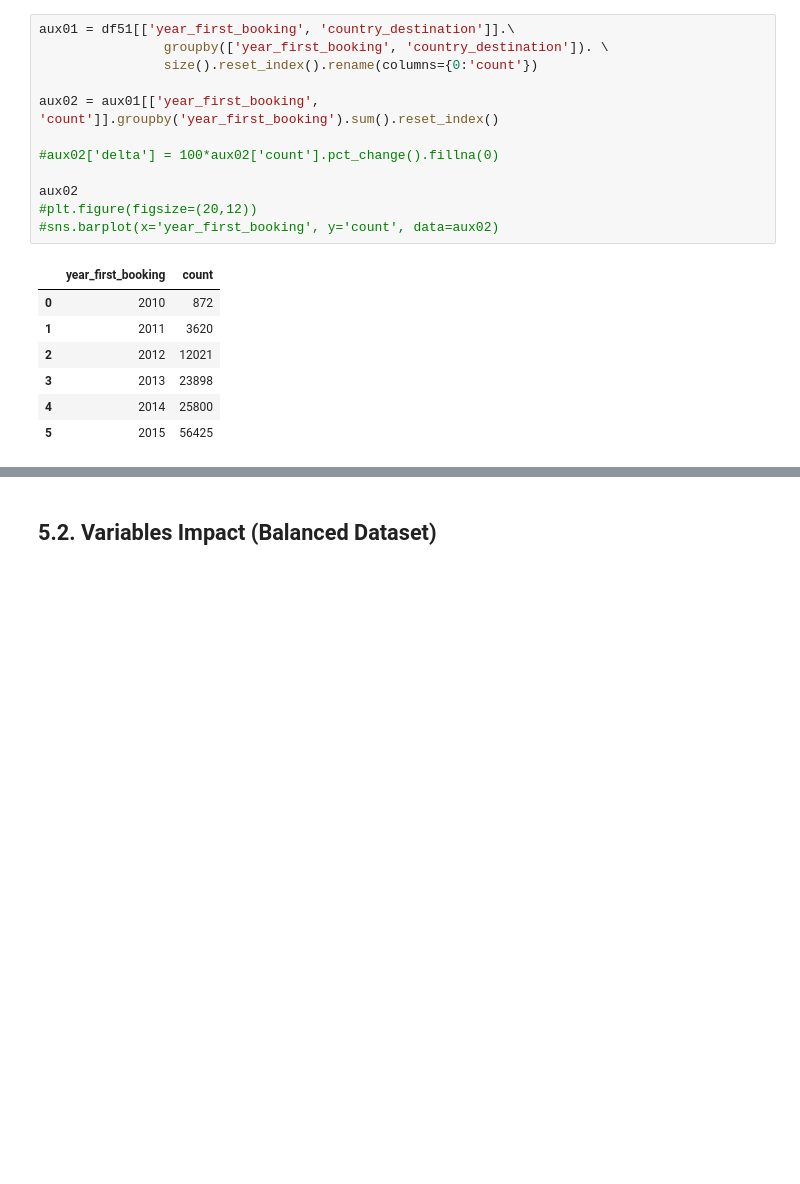
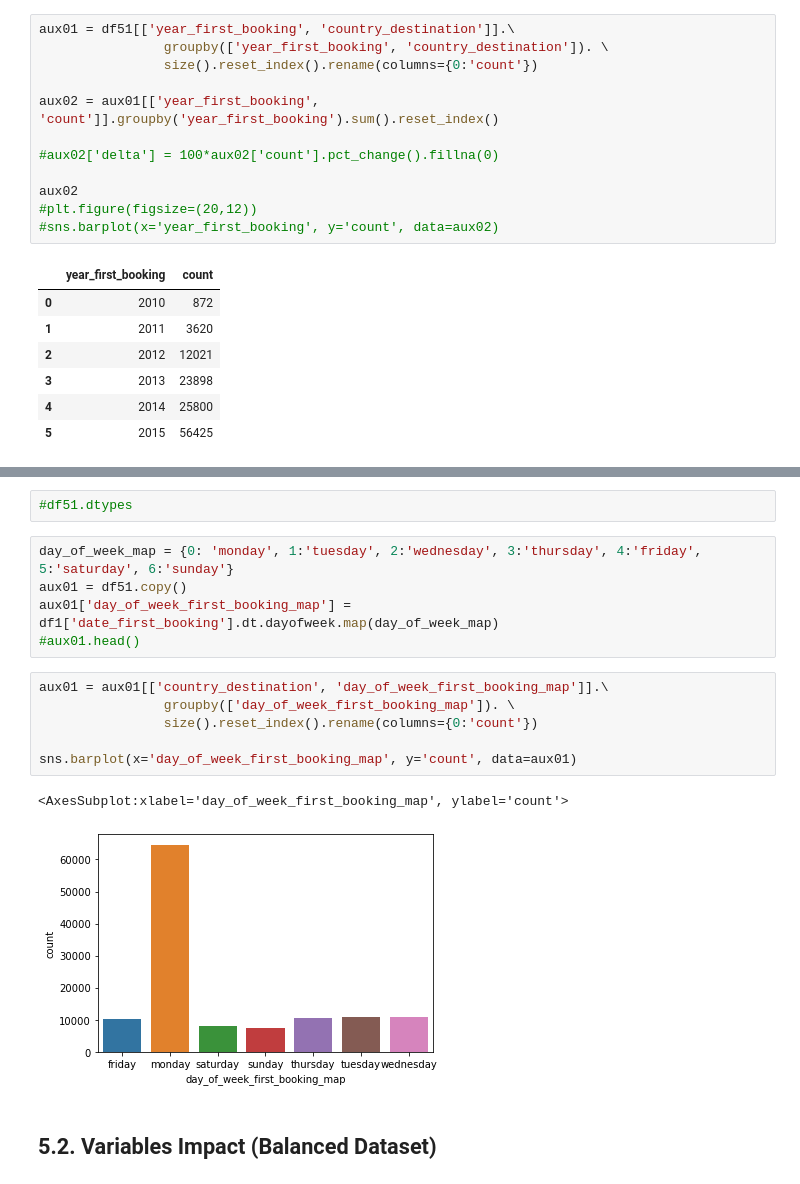
Before and after one commit to HenriqueCR1291/airbnb_prediction, a Jupyter notebook: m08_airbnb.ipynb, the cells around one changed output, grey strips where cells are left out. Drawn from its saved outputs; the diff is of its cells as text; blank space fills up the shorter version.

```diff
--- a/m08_airbnb.ipynb
+++ b/m08_airbnb.ipynb
@@ -999,3 +1012,19 @@ aux02
+# %%
+#df51.dtypes
+# %%
+day_of_week_map = {0: 'monday', 1:'tuesday', 2:'wednesday', 3:'thursday', 4:'friday', 5:'saturday', 6:'sunday'}
+aux01 = df51.copy()
+aux01['day_of_week_first_booking_map'] = df1['date_first_booking'].dt.dayofweek.map(day_of_week_map)
+#aux01.head()
+# %%
+aux01 = aux01[['country_destination', 'day_of_week_first_booking_map']].\
+                groupby(['day_of_week_first_booking_map']). \
+                size().reset_index().rename(columns={0:'count'})
+
+sns.barplot(x='day_of_week_first_booking_map', y='count', data=aux01)
+# %% [output]
+<AxesSubplot:xlabel='day_of_week_first_booking_map', ylabel='count'>
+[figure, added]
 # %% [markdown]
 ## 5.2. Variables Impact (Balanced Dataset)
 # %%
```
Also changed, not shown: parts of 2 cells of this notebook.
